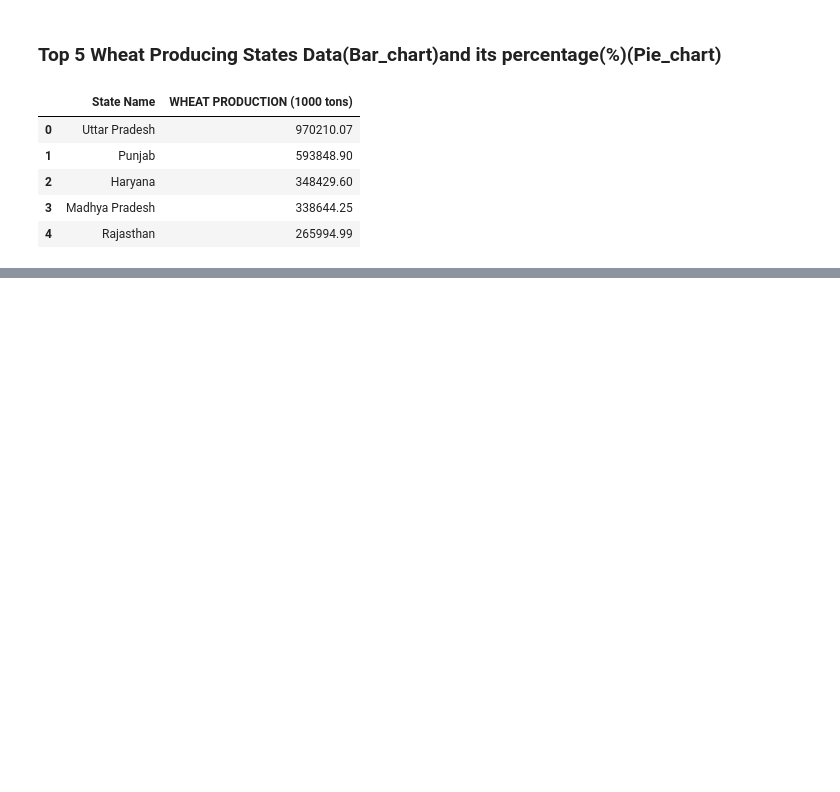
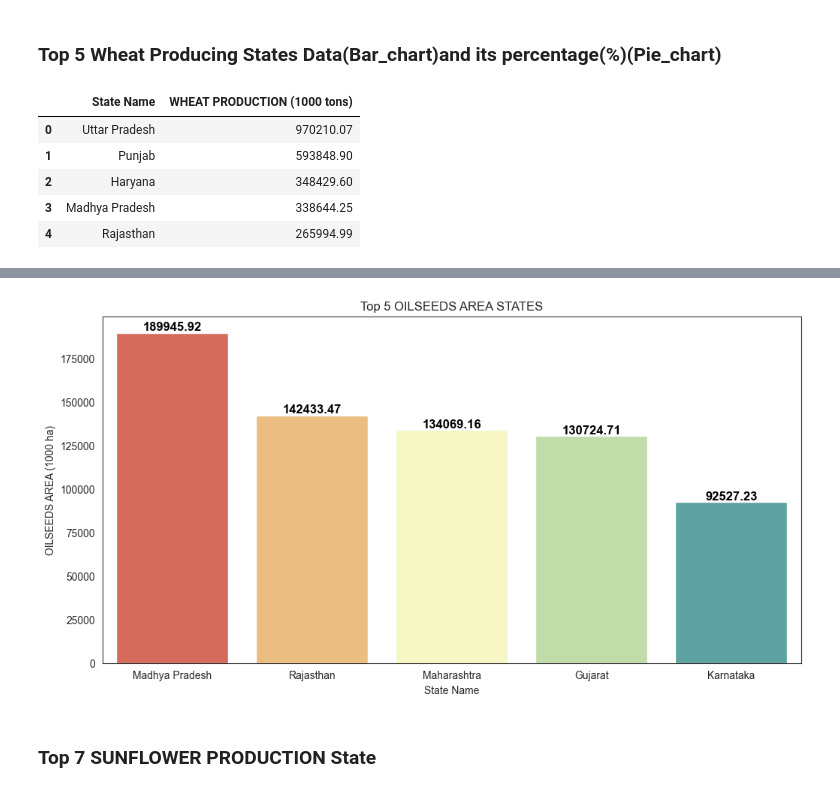
Before and after one commit to arun8nov/India-AgriData, a Jupyter notebook: processing.ipynb, the cells around one changed output, grey strips where cells are left out. Drawn from its saved outputs; the diff is of its cells as text; code cells hidden in the pictures; blank space fills up the shorter version.

```diff
--- a/processing.ipynb
+++ b/processing.ipynb
@@ -133,0 +150,3 @@ AttributeError: module 'matplotlib.pyplot' has no attribute 'Subplots'
+# %%
+O_df = df[['State Name','OILSEEDS AREA (1000 ha)']].groupby('State Name').sum().sort_values(by='OILSEEDS AREA (1000 ha)',ascending=False).reset_index().head(5)
+O_df
@@ -133,0 +160,15 @@ AttributeError: module 'matplotlib.pyplot' has no attribute 'Subplots'
+# %%
+plt.figure(figsize=(12,6))
+ax = sns.barplot(x='State Name',y='OILSEEDS AREA (1000 ha)',data=O_df,palette='Spectral')
+ax.set_title('Top 5 OILSEEDS AREA STATES')
+for p in ax.patches:
+    ax.annotate(f'{p.get_height()}',
+                (p.get_x() + p.get_width() / 2, p.get_height()),
+                ha='center', va='bottom', fontsize=12, fontweight='bold', color='black')
+plt.xlabel('State Name')
+plt.ylabel('OILSEEDS AREA (1000 ha)')
+plt.show()
+# %% [output]
+[figure, added]
+# %% [markdown]
+### Top 7 SUNFLOWER PRODUCTION  State
```
Also changed, not shown: parts of 40 cells of this notebook, 1 other file.
